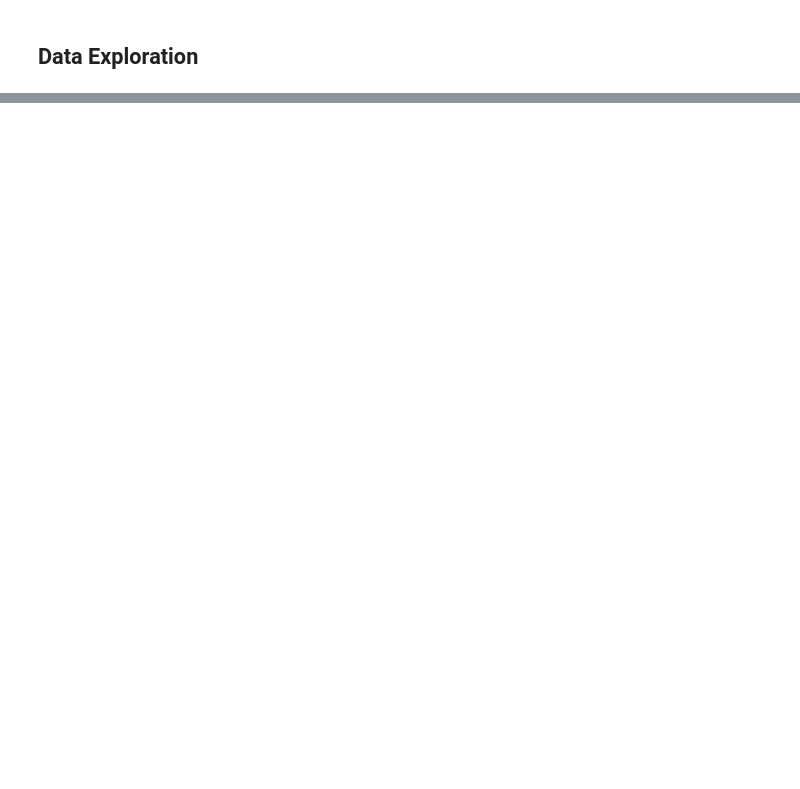
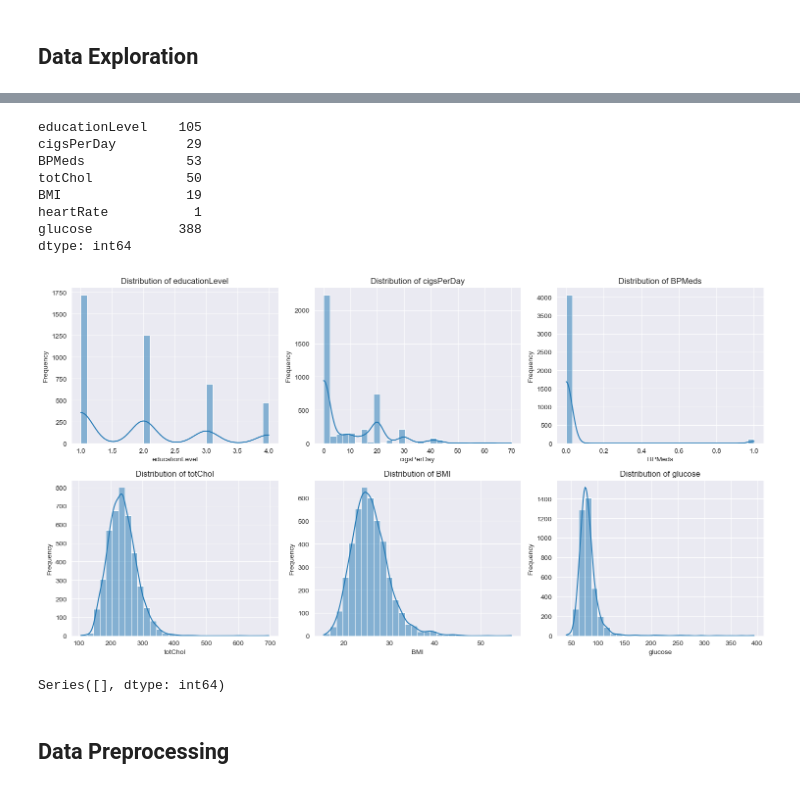
Before and after one commit to yukiroow/data-mining-acts, a Jupyter notebook: mid_act3.ipynb, the cells around one changed output, grey strips where cells are left out. Drawn from its saved outputs; the diff is of its cells as text; code cells hidden in the pictures; blank space fills up the shorter version.

```diff
--- a/mid_act3.ipynb
+++ b/mid_act3.ipynb
@@ -21,0 +30,38 @@ cancer.head()
+# %%
+# Check Features with Missing Values
+nan_counts = cancer.isna().sum()
+print(nan_counts[nan_counts > 0])
+features = ['educationLevel', 'cigsPerDay', 'BPMeds', 'totChol', 'BMI', 'glucose']
+n_rows = (len(features) + 3 - 1) // 3
+
+# Create Histograms to see Skewness
+plt.figure(figsize=(3 * 5, n_rows * 4))
+for i, col in enumerate(features, 1):
+    plt.subplot(n_rows, 3, i)
+    sns.histplot(cancer[col], kde=True, bins=30)
+    plt.title(f'Distribution of {col}')
+    plt.xlabel(col)
+    plt.ylabel('Frequency')
+
+plt.tight_layout()
+plt.show()
+# %% [output]
+educationLevel    105
+cigsPerDay         29
+BPMeds             53
+totChol            50
+BMI                19
+heartRate           1
+glucose           388
+dtype: int64
+[figure, added]
+# %%
+from sklearn.impute import SimpleImputer
+
+# The Features with missing values are mostly right skewed, kaya Median gagamitin pang-impute
+imputer = SimpleImputer(strategy='median')
+cancer = pd.DataFrame(imputer.fit_transform(cancer), columns=cancer.columns)
+nan_counts = cancer.isna().sum()
+print(nan_counts[nan_counts > 0])  # Should be empty
+# %% [output]
+Series([], dtype: int64)
@@ -21,0 +76,2 @@ cancer.head()
+# %% [markdown]
+## Data Preprocessing
```
Also changed, not shown: parts of 13 cells of this notebook, 1 other file.
